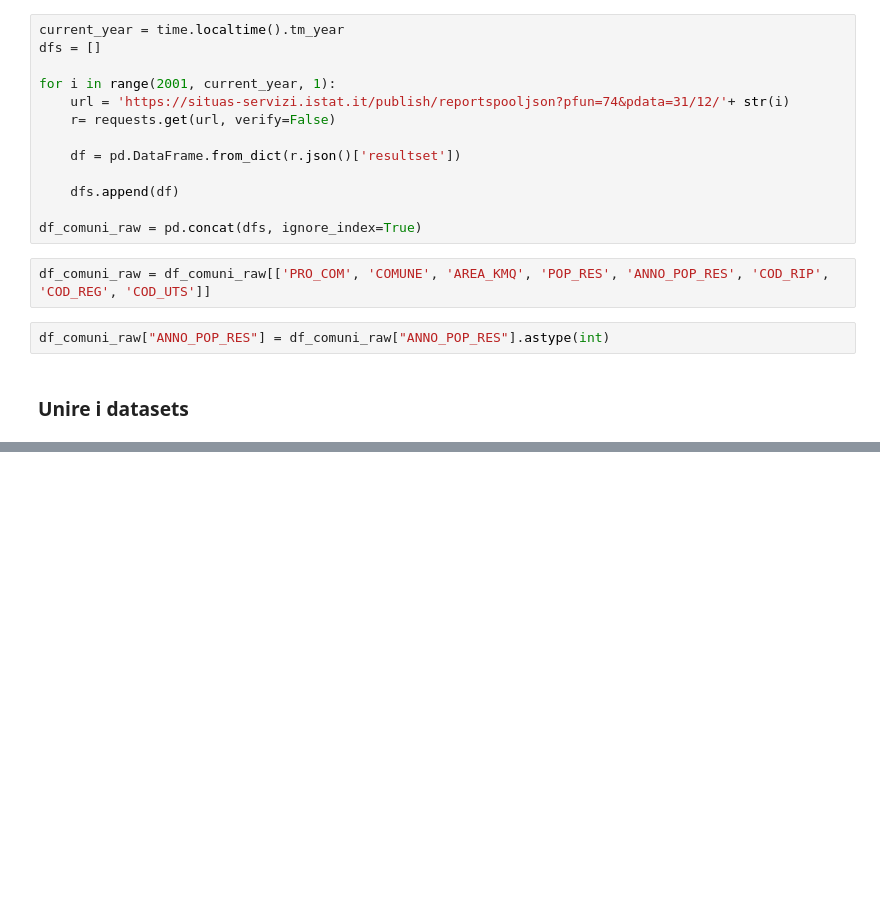
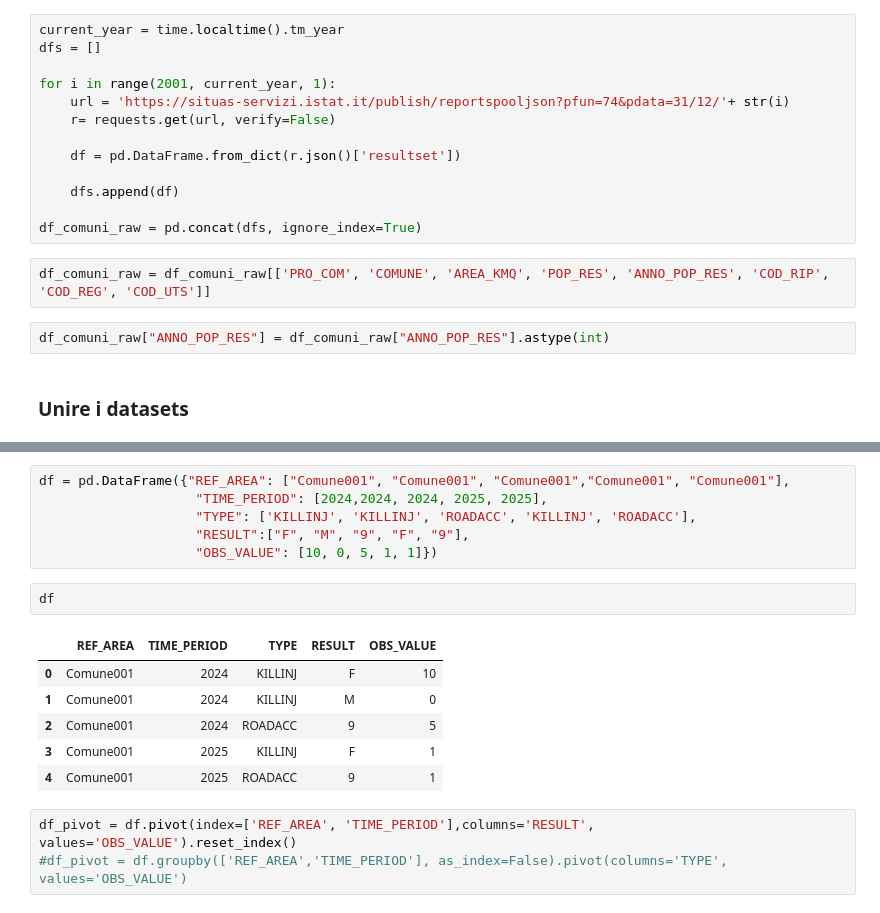
Before and after one commit to giuliocipone-lang/Boolean_capstone_project, a Jupyter notebook: sandbox/notebook1.ipynb, the cells around one changed output, grey strips where cells are left out. Saved outputs shown, nothing was run; the diff lists cells and outputs as text; blank space fills up the shorter version.

```diff
--- a/sandbox/notebook1.ipynb
+++ b/sandbox/notebook1.ipynb
@@ -225,0 +248,18 @@ new_df = new_df.rename(columns={"team_long_name_x": "home_team_name",
+# %%
+df = pd.DataFrame({"REF_AREA": ["Comune001", "Comune001", "Comune001","Comune001", "Comune001"],
+                    "TIME_PERIOD": [2024,2024, 2024, 2025, 2025],
+                    "TYPE": ['KILLINJ', 'KILLINJ', 'ROADACC', 'KILLINJ', 'ROADACC'],
+                    "RESULT":["F", "M", "9", "F", "9"],
+                    "OBS_VALUE": [10, 0, 5, 1, 1]})
+# %%
+df
+# %% [output]
+|  | REF_AREA | TIME_PERIOD | TYPE | RESULT | OBS_VALUE |
+| 0 | Comune001 | 2024 | KILLINJ | F | 10 |
+| 1 | Comune001 | 2024 | KILLINJ | M | 0 |
+| 2 | Comune001 | 2024 | ROADACC | 9 | 5 |
+| 3 | Comune001 | 2025 | KILLINJ | F | 1 |
+| 4 | Comune001 | 2025 | ROADACC | 9 | 1 |
+# %%
+df_pivot = df.pivot(index=['REF_AREA', 'TIME_PERIOD'],columns='RESULT', values='OBS_VALUE').reset_index()
+#df_pivot = df.groupby(['REF_AREA','TIME_PERIOD'], as_index=False).pivot(columns='TYPE', values='OBS_VALUE')
```
Also changed, not shown: parts of 9 cells of this notebook.
